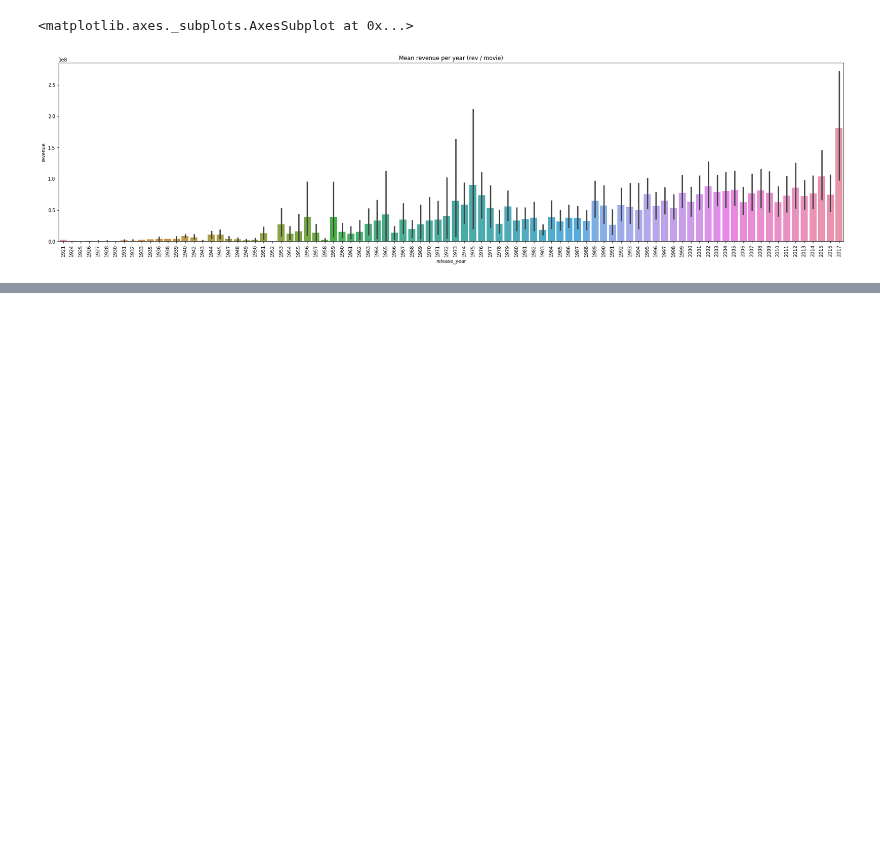
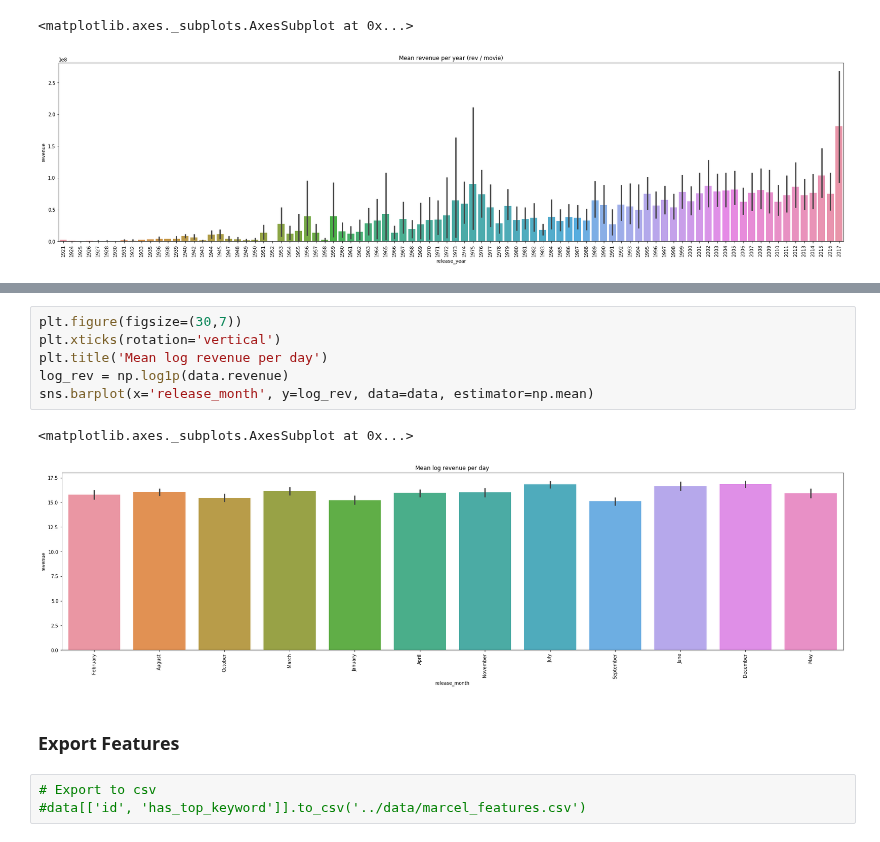
Before and after one commit to Cruzzor/BoxOffice, a Jupyter notebook: exploration_marcel.ipynb, the cells around one changed output, grey strips where cells are left out. Cells and saved outputs as stored; diff of their text form; blank space fills up the shorter version.

```diff
--- a/exploration_marcel.ipynb
+++ b/exploration_marcel.ipynb
@@ -354,0 +365,14 @@ sns.barplot(x='release_year', y=log_rev, data=data, estimator=np.sum)
+# %%
+plt.figure(figsize=(30,7))
+plt.xticks(rotation='vertical')
+plt.title('Mean log revenue per day')
+log_rev = np.log1p(data.revenue)
+sns.barplot(x='release_month', y=log_rev, data=data, estimator=np.mean)
+# %% [output]
+<matplotlib.axes._subplots.AxesSubplot at 0x...>
+[figure, added]
+# %% [markdown]
+### Export Features
+# %%
+# Export to csv
+#data[['id', 'has_top_keyword']].to_csv('../data/marcel_features.csv')
```
Also changed, not shown: parts of 7 cells of this notebook, 1 other file.
